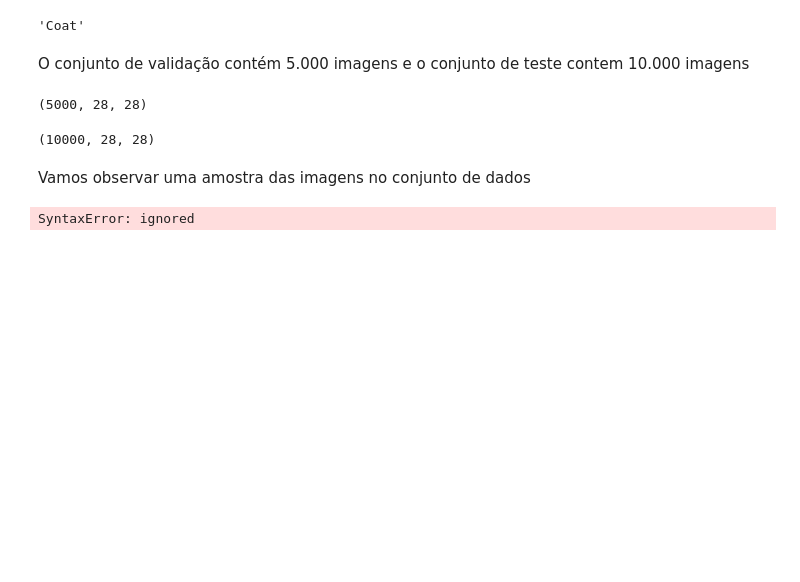
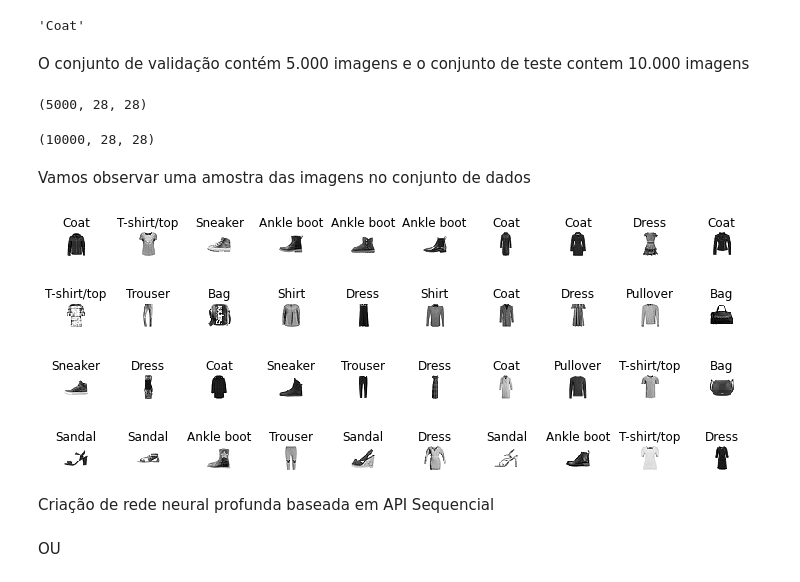
Before and after one commit to artbbs/42SP-arfernan, a Jupyter notebook: Deep_Learning.ipynb, the cells around one changed output. Drawn from its saved outputs; the diff is of its cells as text; code cells hidden in the pictures; blank space fills up the shorter version.

```diff
--- a/Deep_Learning.ipynb
+++ b/Deep_Learning.ipynb
@@ -225,15 +225,17 @@ Vamos observar uma amostra das imagens no conjunto de dados
 # %%
 n_rows = 4
 n_cols = 10
-plt.figure(figsize=(n_cols * 1.2, N_rows *1.2))
+plt.figure(figsize=(n_cols * 1.2, n_rows * 1.2))
 for row in range(n_rows):
   for col in range(n_cols):
     index = n_cols * row + col
     plt.subplot(n_rows, n_cols, index + 1)
     plt.imshow(X_train[index], cmap="binary", interpolation="nearest")
     plt.axis('off')
-    plt.title(class_names[y_train[index]], fontsize=12))
+    plt.title(class_names[y_train[index]], fontsize=12)
 plt.subplots_adjust(wspace=2.0, hspace=0.5)
 plt.show()
 # %% [output]
-SyntaxError: ignored
+[figure, added]
+# %% [markdown]
+Criação de rede neural profunda baseada em API Sequencial
@@ -239,0 +248,2 @@ SyntaxError: ignored
+# %% [markdown]
+OU
```
Also changed, not shown: parts of 17 cells of this notebook.
